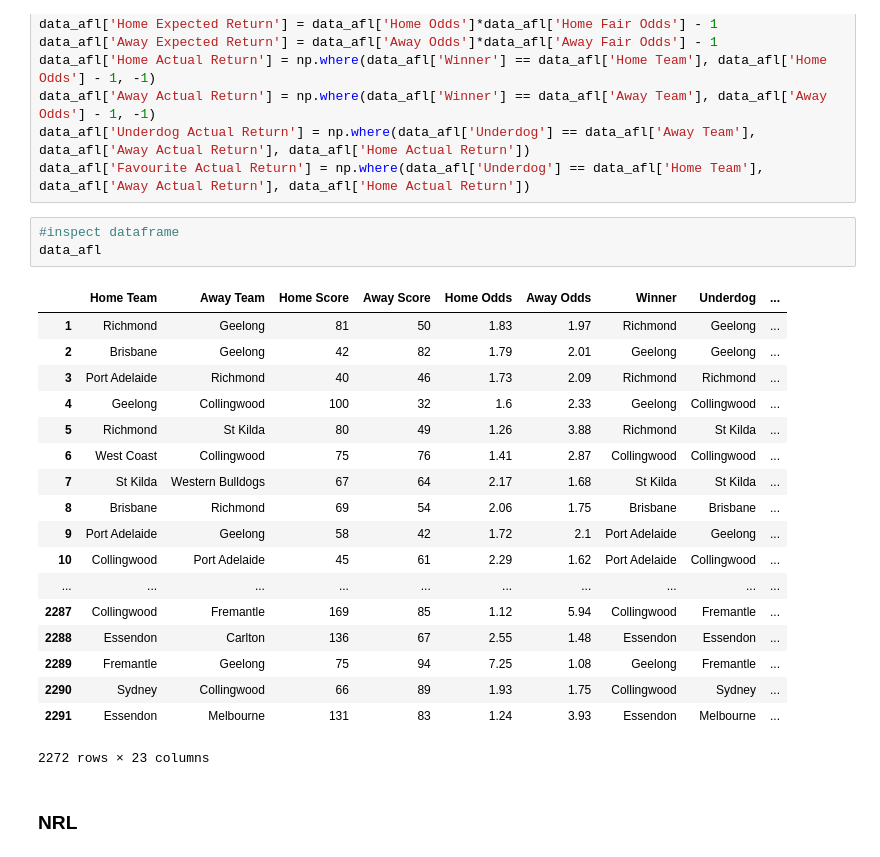
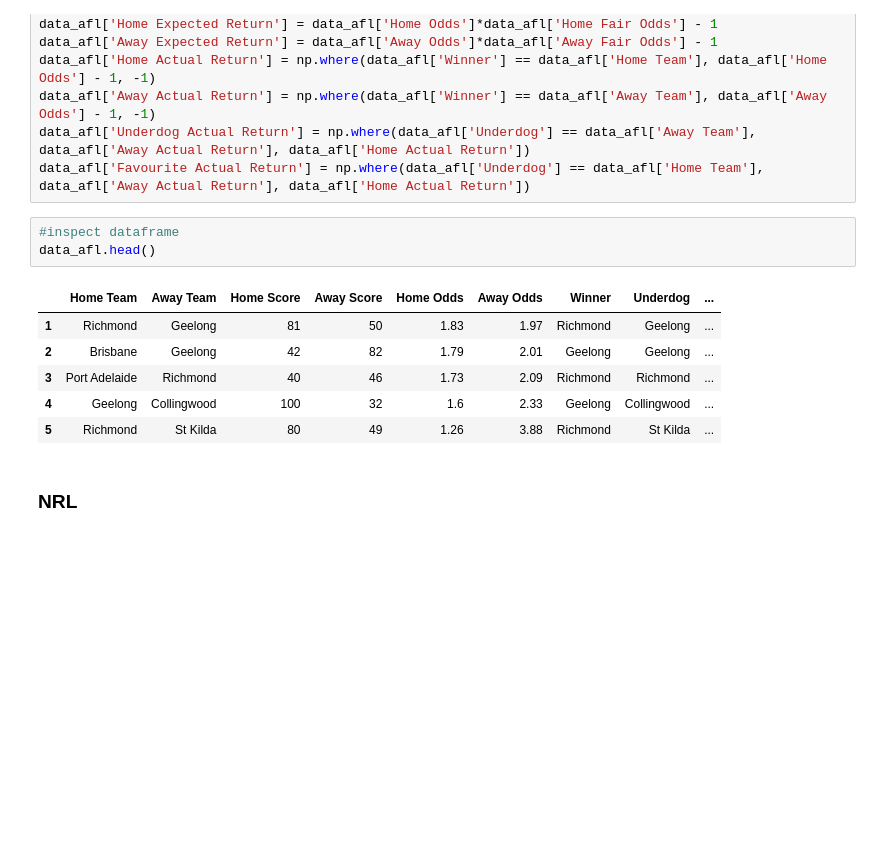
Before and after one commit to jama001/Australia-Underdog-Betting, a Jupyter notebook: main.ipynb, the cells around one changed output. Cells and saved outputs as stored; diff of their text form; blank space fills up the shorter version.

```diff
--- a/main.ipynb
+++ b/main.ipynb
@@ -32,26 +33,14 @@ data_afl['Underdog Actual Return'] = np.where(data_afl['Underdog'] == data_afl['
 data_afl['Favourite Actual Return'] = np.where(data_afl['Underdog'] == data_afl['Home Team'], data_afl['Away Actual Return'], data_afl['Home Actual Return'])
 # %%
 #inspect dataframe
-data_afl
+data_afl.head()
 # %% [output]
 |  | Home Team | Away Team | Home Score | Away Score | Home Odds | Away Odds | Winner | Underdog | ... |
 | 1 | Richmond | Geelong | 81 | 50 | 1.83 | 1.97 | Richmond | Geelong | ... |
 | 2 | Brisbane | Geelong | 42 | 82 | 1.79 | 2.01 | Geelong | Geelong | ... |
 | 3 | Port Adelaide | Richmond | 40 | 46 | 1.73 | 2.09 | Richmond | Richmond | ... |
 | 4 | Geelong | Collingwood | 100 | 32 | 1.6 | 2.33 | Geelong | Collingwood | ... |
 | 5 | Richmond | St Kilda | 80 | 49 | 1.26 | 3.88 | Richmond | St Kilda | ... |
-| 6 | West Coast | Collingwood | 75 | 76 | 1.41 | 2.87 | Collingwood | Collingwood | ... |
-| 7 | St Kilda | Western Bulldogs | 67 | 64 | 2.17 | 1.68 | St Kilda | St Kilda | ... |
-| 8 | Brisbane | Richmond | 69 | 54 | 2.06 | 1.75 | Brisbane | Brisbane | ... |
-| 9 | Port Adelaide | Geelong | 58 | 42 | 1.72 | 2.1 | Port Adelaide | Geelong | ... |
-| 10 | Collingwood | Port Adelaide | 45 | 61 | 2.29 | 1.62 | Port Adelaide | Collingwood | ... |
-| ... | ... | ... | ... | ... | ... | ... | ... | ... | ... |
-| 2287 | Collingwood | Fremantle | 169 | 85 | 1.12 | 5.94 | Collingwood | Fremantle | ... |
-| 2288 | Essendon | Carlton | 136 | 67 | 2.55 | 1.48 | Essendon | Essendon | ... |
-| 2289 | Fremantle | Geelong | 75 | 94 | 7.25 | 1.08 | Geelong | Fremantle | ... |
-| 2290 | Sydney | Collingwood | 66 | 89 | 1.93 | 1.75 | Collingwood | Sydney | ... |
-| 2291 | Essendon | Melbourne | 131 | 83 | 1.24 | 3.93 | Essendon | Melbourne | ... |
-2272 rows × 23 columns
 # %% [markdown]
 ### NRL
 # %% [markdown]
```
Also changed, not shown: parts of 14 cells of this notebook.
